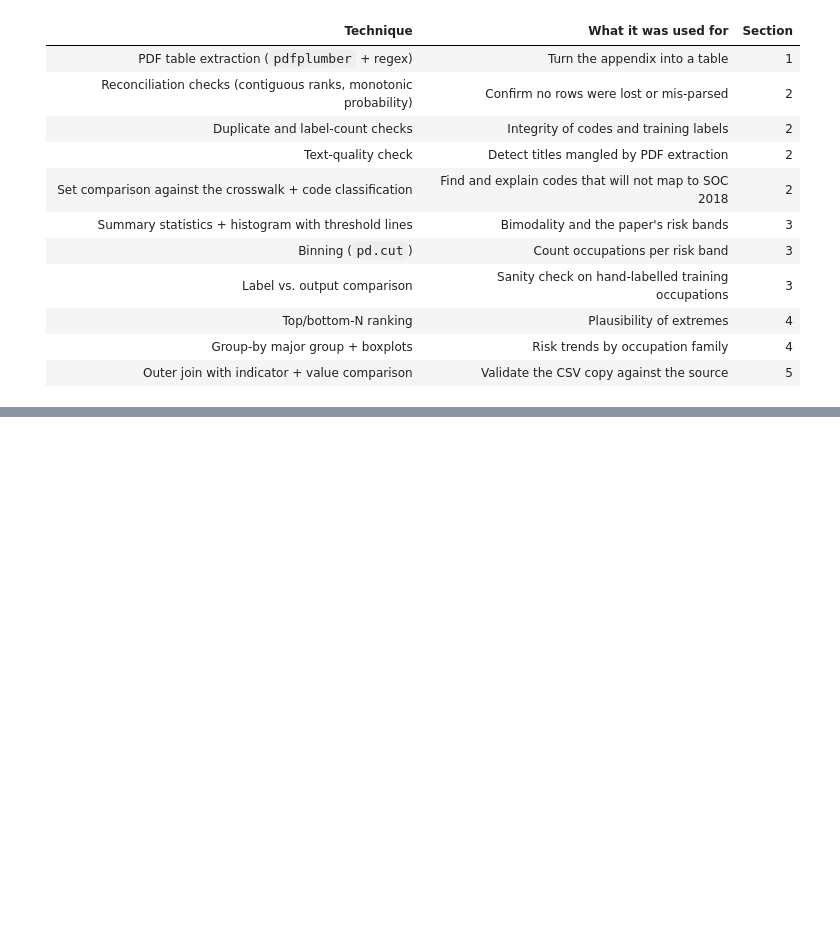
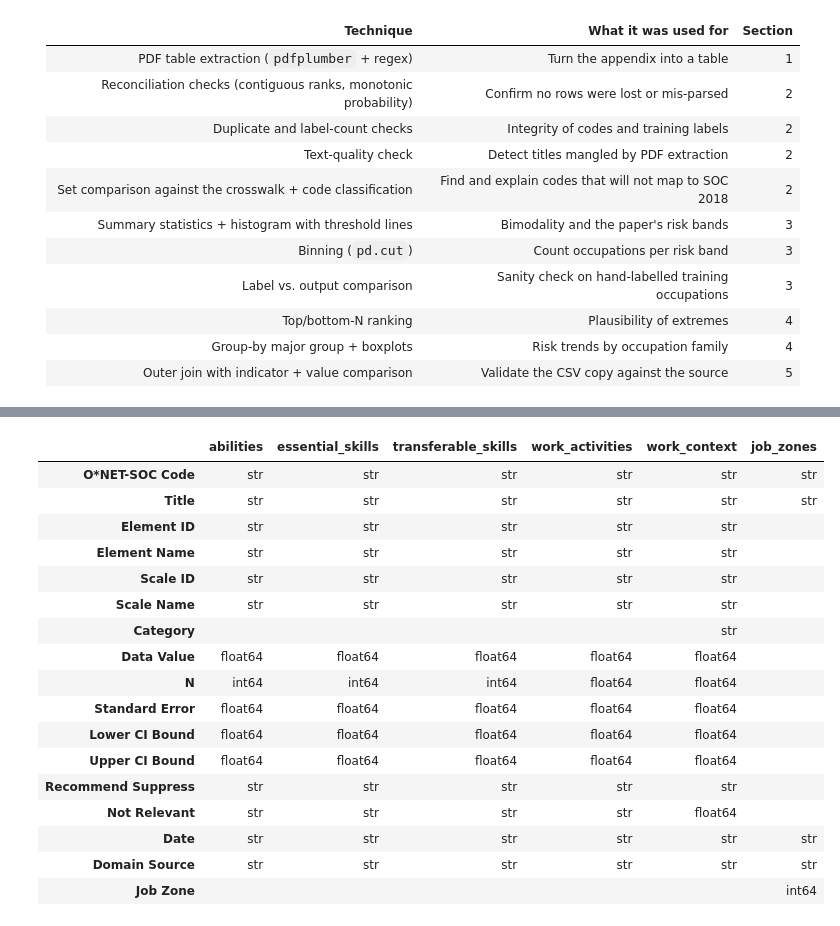
Before and after one commit to Break-Through-Tech/Swytch-1B-do-ai-job-risk-indices-agree, a Jupyter notebook: notebooks/eda/eda_raw.ipynb, the cells around one changed output, grey strips where cells are left out. Cells and saved outputs as stored; diff of their text form; code cells hidden in the pictures; blank space fills up the shorter version.

```diff
--- a/notebooks/eda/eda_raw.ipynb
+++ b/notebooks/eda/eda_raw.ipynb
@@ -2090,0 +1259,24 @@ fig.savefig(OUT / "onet_rating_dates.png", dpi=150)
+# %%
+# Columns and dtypes (blank = column not in that file). N is float where some rows have no sample size;
+# Not Relevant is float in work_context because it is entirely blank there.
+dtypes = pd.DataFrame({f: d.dtypes.astype(str) for f, d in {**onet, "job_zones": jz}.items()})
+dtypes.loc[list(dict.fromkeys([*onet["work_context"].columns, *jz.columns]))].fillna("")
+# %% [output]
+|  | abilities | essential_skills | transferable_skills | work_activities | work_context | job_zones |
+| O*NET-SOC Code | str | str | str | str | str | str |
+| Title | str | str | str | str | str | str |
+| Element ID | str | str | str | str | str |  |
+| Element Name | str | str | str | str | str |  |
+| Scale ID | str | str | str | str | str |  |
+| Scale Name | str | str | str | str | str |  |
+| Category |  |  |  |  | str |  |
+| Data Value | float64 | float64 | float64 | float64 | float64 |  |
+| N | int64 | int64 | int64 | float64 | float64 |  |
+| Standard Error | float64 | float64 | float64 | float64 | float64 |  |
+| Lower CI Bound | float64 | float64 | float64 | float64 | float64 |  |
+| Upper CI Bound | float64 | float64 | float64 | float64 | float64 |  |
+| Recommend Suppress | str | str | str | str | str |  |
+| Not Relevant | str | str | str | str | float64 |  |
+| Date | str | str | str | str | str | str |
+| Domain Source | str | str | str | str | str | str |
+| Job Zone |  |  |  |  |  | int64 |
```
Also changed, not shown: parts of 90 cells of this notebook.
